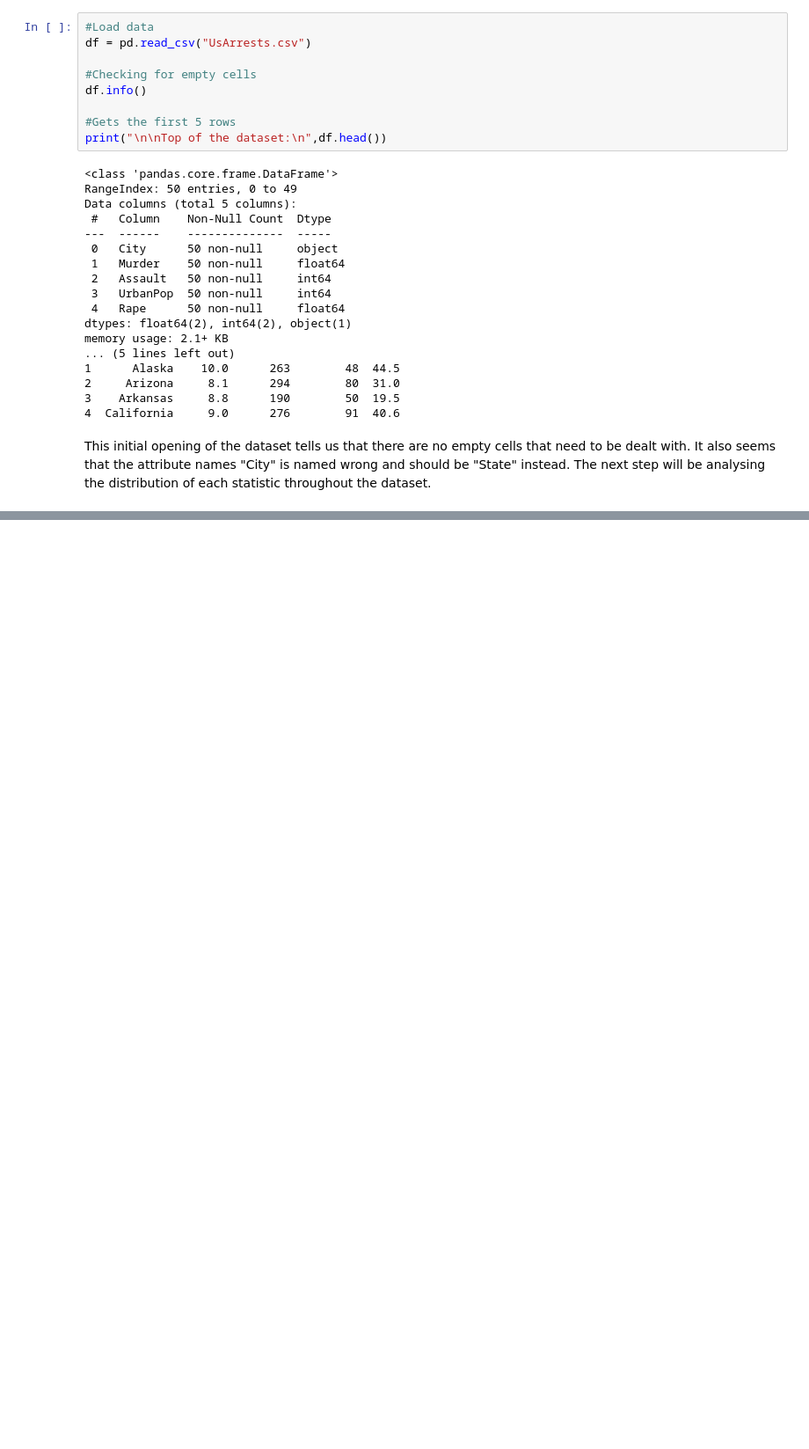
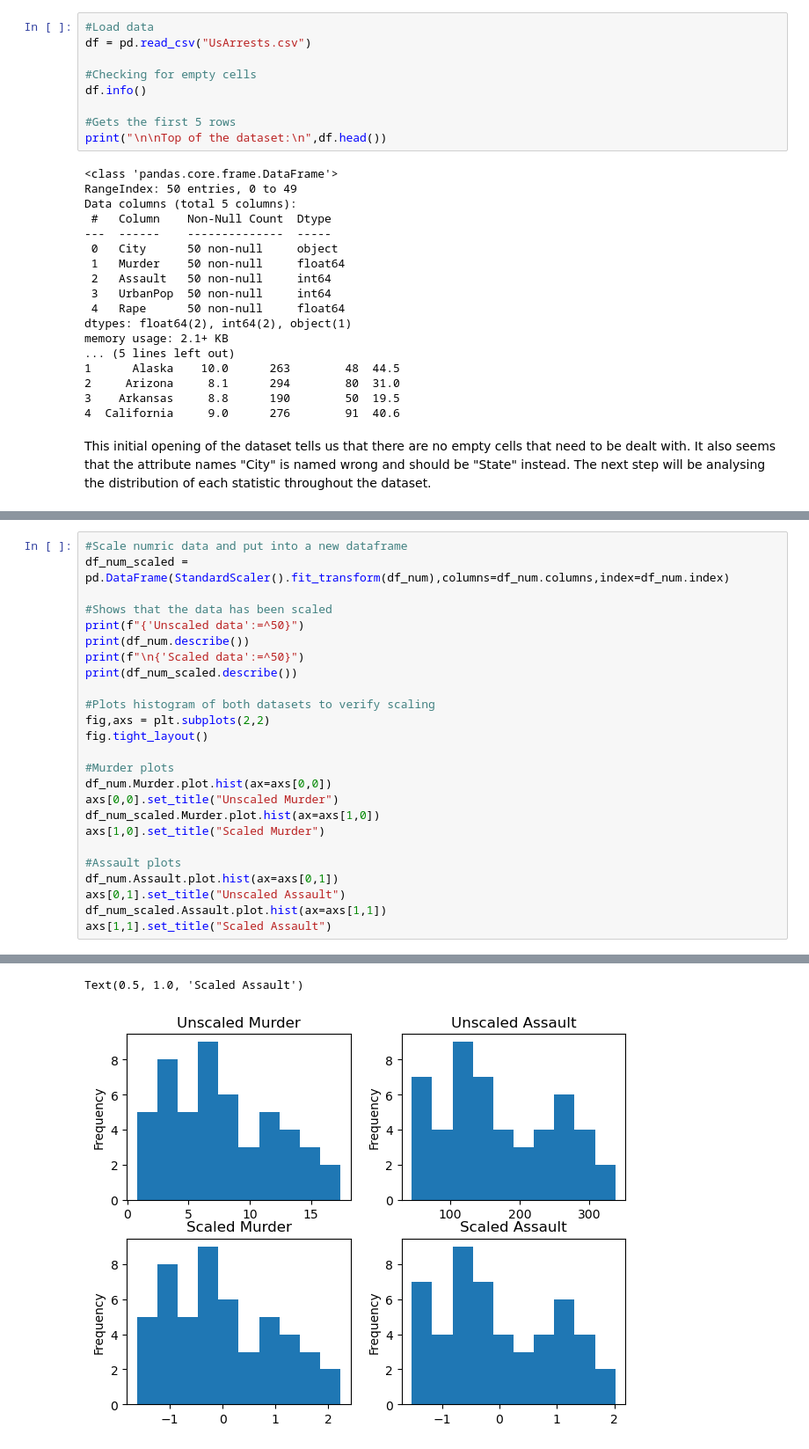
Before and after one commit to ConnerGrice/Hyperion-Capstone-Projects, a Jupyter notebook: 7-MLClustering/ClusteringArrests.ipynb, the cells around one changed output, grey strips where cells are left out. Shown at 88% size. Saved outputs shown, nothing was run; the diff lists cells and outputs as text; blank space fills up the shorter version.

```diff
--- a/7-MLClustering/ClusteringArrests.ipynb
+++ b/7-MLClustering/ClusteringArrests.ipynb
@@ -88,0 +112,26 @@ for col,ax in zip(df_num,fig.axes):
+# %%
+#Scale numric data and put into a new dataframe
+df_num_scaled = pd.DataFrame(StandardScaler().fit_transform(df_num),columns=df_num.columns,index=df_num.index)
+
+#Shows that the data has been scaled
+print(f"{'Unscaled data':=^50}")
+print(df_num.describe())
+print(f"\n{'Scaled data':=^50}")
+print(df_num_scaled.describe())
+
+#Plots histogram of both datasets to verify scaling
+fig,axs = plt.subplots(2,2)
+fig.tight_layout()
+
+#Murder plots
+df_num.Murder.plot.hist(ax=axs[0,0])
+axs[0,0].set_title("Unscaled Murder")
+df_num_scaled.Murder.plot.hist(ax=axs[1,0])
+axs[1,0].set_title("Scaled Murder")
+
+#Assault plots
+df_num.Assault.plot.hist(ax=axs[0,1])
+axs[0,1].set_title("Unscaled Assault")
+df_num_scaled.Assault.plot.hist(ax=axs[1,1])
+axs[1,1].set_title("Scaled Assault")
+# %% [output]
@@ -88,0 +155,2 @@ for col,ax in zip(df_num,fig.axes):
+Text(0.5, 1.0, 'Scaled Assault')
+[figure, added]
```
Also changed, not shown: parts of 10 cells of this notebook.
